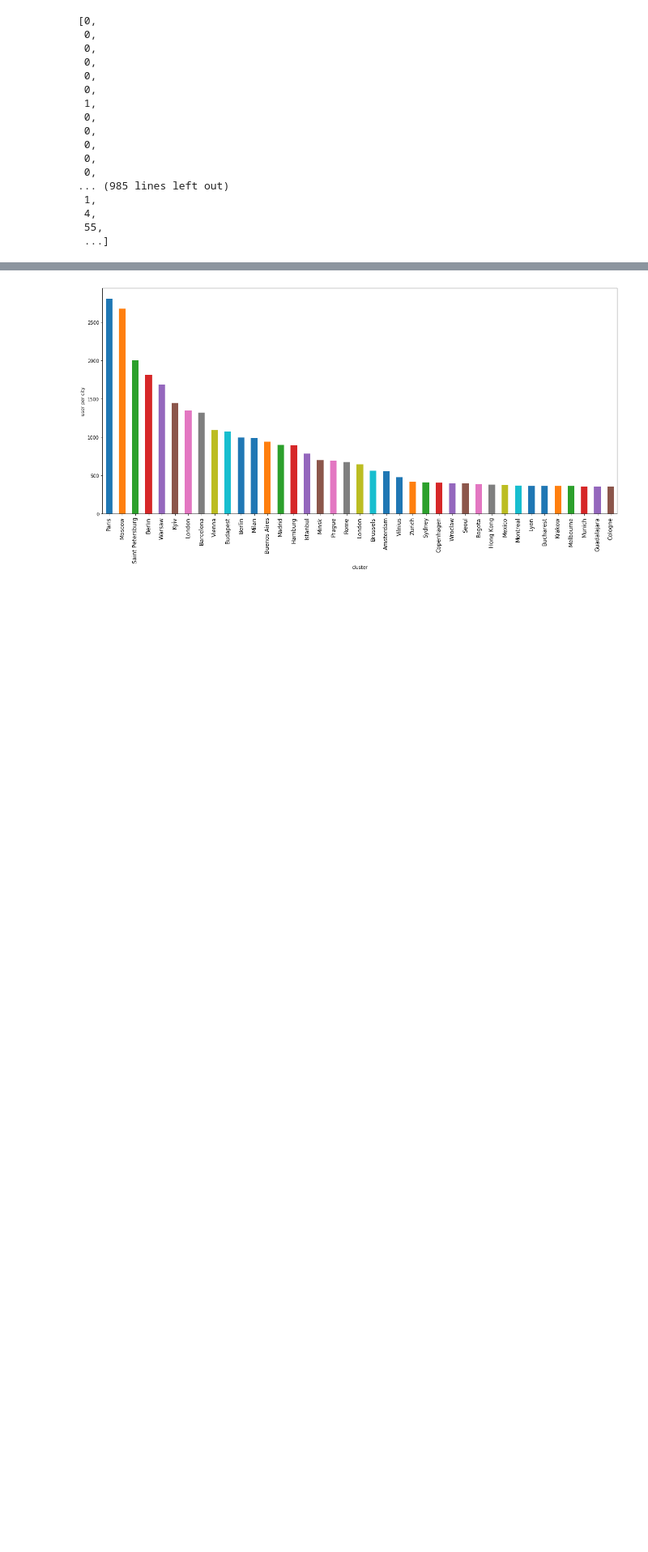
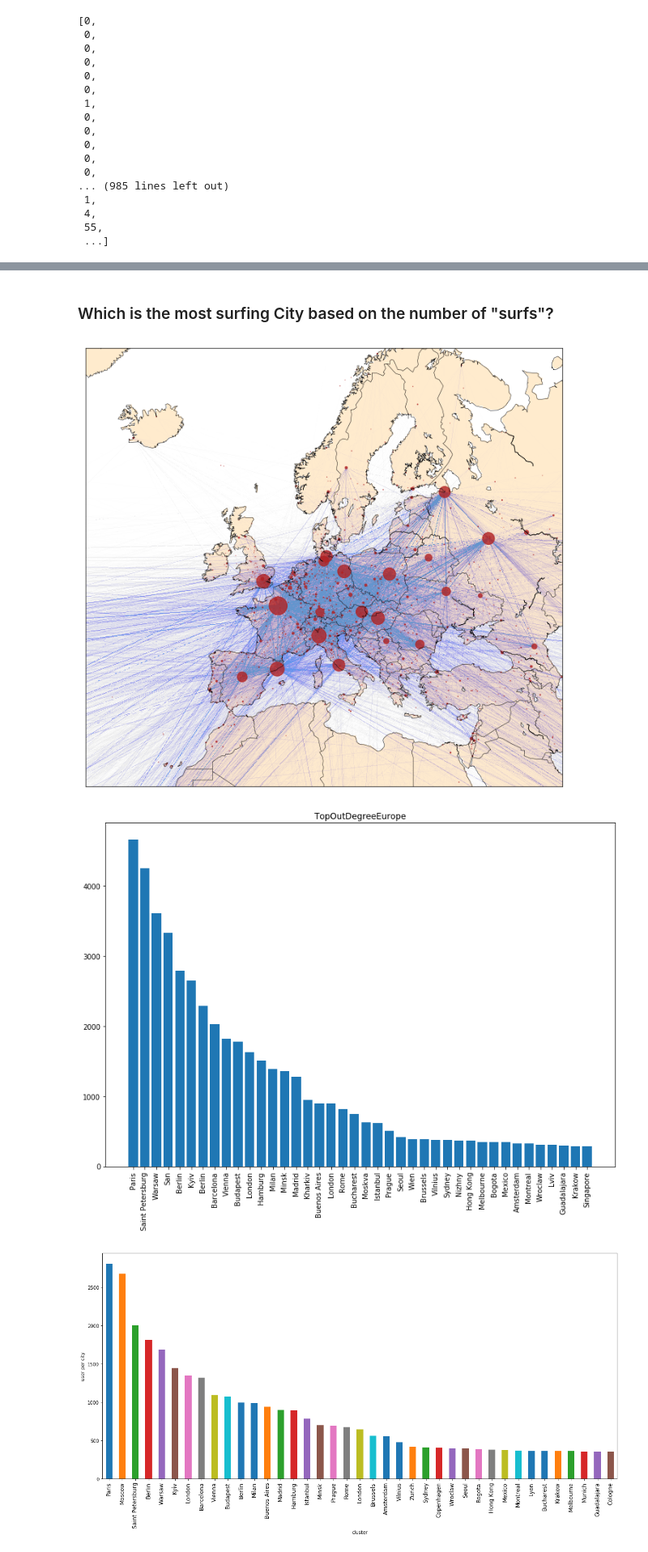
Before and after one commit to eikekutz/SocialGraphFinalProject, a Jupyter notebook: Part2-GeographicalNetwork.ipynb, the cells around one changed output, grey strips where cells are left out. Shown at 81% size. Cells and saved outputs as stored; diff of their text form; code cells hidden in the pictures; blank space fills up the shorter version.

```diff
--- a/Part2-GeographicalNetwork.ipynb
+++ b/Part2-GeographicalNetwork.ipynb
@@ -325,3 +276,13 @@ ax.set_xticklabels(labels,rotation='vertical')
+# %% [markdown]
+### Which is the most surfing City based on the number of "surfs"?
+# %%
+deg=sorted(X.out_degree(), key=lambda x: x[1], reverse=True)[1:41]
+
+plotEuropeDegree(X.in_degree(),'TopOutDegreeEurop')
+plotCityDegDistrib(deg,'TopOutDegreeEurope')
+# %% [output]
+[figure, added]
+[figure, added]
 # %%
 cities = user.groupby('cluster')
 cities_in_europe = cities.size().sort_values(ascending=False)[1:40]
```
Also changed, not shown: parts of 9 cells of this notebook, 10 other files.
